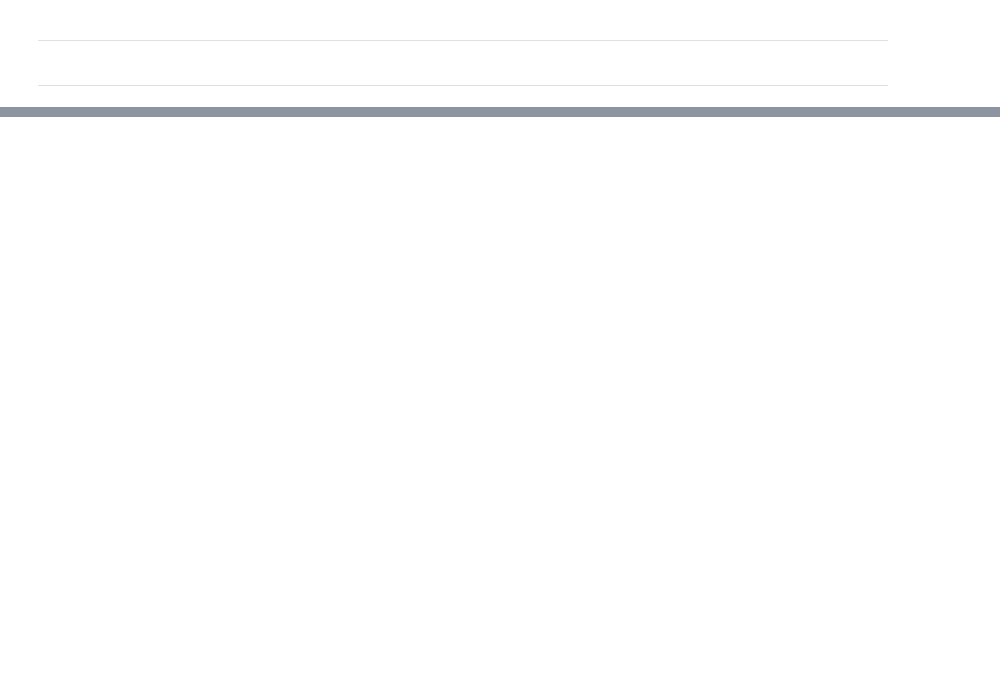
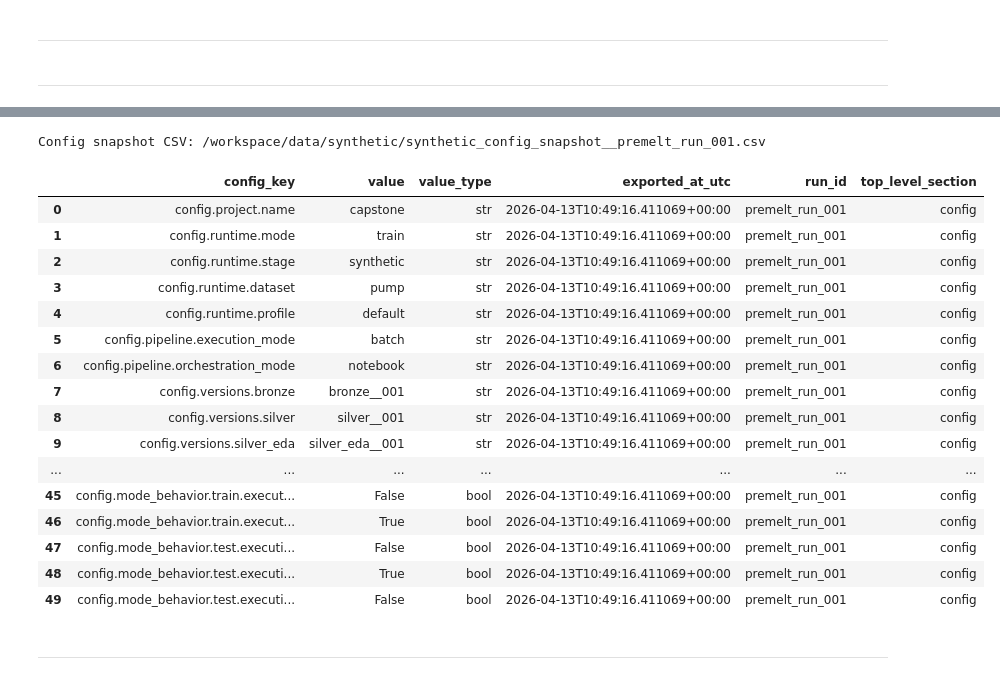
Before and after one commit to DCook-WGU/dcook-wgu-capstone-unified-predictive-maintenance-pipeline, a Jupyter notebook: notebooks/synthetic/synthetic_01_generate_synethic_data.ipynb, the cells around one changed output, grey strips where cells are left out. Drawn from its saved outputs; the diff is of its cells as text; code cells hidden in the pictures; blank space fills up the shorter version.

```diff
--- a/notebooks/synthetic/synthetic_01_generate_synethic_data.ipynb
+++ b/notebooks/synthetic/synthetic_01_generate_synethic_data.ipynb
@@ -875,9 +896,10 @@ generator = SyntheticGenerator(
     correlation_hotspot_clusters=HOTSPOT_CLUSTERS_FOR_GENERATOR,
     correlation_cluster_derivation=CORRELATION_CLUSTER_DERIVATION,
     fault_excluded_sensors=FAULT_EXCLUDED_SENSORS,
+    correlation_tuning=CORRELATION_TUNING_CFG,
     random_seed=int(SYN_CFG["random_seed"]),
     missingness_spec=missingness_spec if "missingness_spec" in globals() else None,
-    state_calibration_targets=state_calibration_targets,
+    state_calibration_targets=state_calibration_targets if CALIBRATION_ENABLED else None,
     mean_within_k_std=CALIBRATION_MEAN_WITHIN_K_STD,
     std_ratio_bounds=CALIBRATION_STD_RATIO_BOUNDS,
 )
@@ -891,6 +913,7 @@ print("Resolved hotspot clusters:", generator.correlation_hotspot_clusters)
 print("Resolved hotspot cluster count:", len(generator.correlation_hotspot_clusters))
 print("Fault-eligible sensors:", len([s for s in generator.sensors if s not in generator.fault_excluded_sensors]))
 print("Excluded sensors:", sorted(generator.fault_excluded_sensors))
+print("Correlation tuning:", generator.correlation_tuning)
 
 logger.info("Generator Run")
 logger.info("Generator Sensors Count: %s", len(generator.sensors))
@@ -900,4 +923,5 @@ logger.info("Calibration mean_within_k_std: %s", CALIBRATION_MEAN_WITHIN_K_STD)
 logger.info("Calibration std_ratio_bounds: %s", CALIBRATION_STD_RATIO_BOUNDS)
 logger.info("Resolved hotspot clusters: %s", generator.correlation_hotspot_clusters)
 logger.info("Fault excluded sensors: %s", sorted(generator.fault_excluded_sensors))
+logger.info("Correlation tuning: %s", generator.correlation_tuning)
 # %% [output]
@@ -2604,0 +2786,37 @@ engine.dispose()
+# %%
+import utils.file_io
+import utils.paths
+
+paths = get_paths()
+
+EXPORT_SETTINGS_DIR = paths.data_synthetic
+# %%
+CONFIG_SNAPSHOT_EXTRA = {
+    "mode": MODE,
+    "target_rows": TARGET_ROWS,
+    "max_episodes": MAX_EPISODES,
+    "rows_per_failure": ROWS_PER_FAILURE,
+    "episode_max_rows": EPISODE_MAX_ROWS,
+    "observable_zscore_threshold": OBSERVABLE_ZSCORE_THRESHOLD,
+    "observable_min_consecutive": OBSERVABLE_MIN_CONSECUTIVE,
+    "silver_eda_truth_hash": SILVER_EDA_TRUTH_HASH,
+    "parent_truth_hash": PARENT_TRUTH_HASH,
+    "pipeline_mode": PIPELINE_MODE,
+    "hotspot_cluster_count": len(HOTSPOT_CLUSTERS_FOR_GENERATOR) if "HOTSPOT_CLUSTERS_FOR_GENERATOR" in globals() else None,
+    "fault_excluded_sensors": FAULT_EXCLUDED_SENSORS if "FAULT_EXCLUDED_SENSORS" in globals() else None,
+}
+
+config_snapshot_df, config_snapshot_path = export_config_snapshot_csv(
+    config=CONFIG,  # or SYN_CFG if you only want the synthetic section
+    output_dir=EXPORT_SETTINGS_DIR if "EXPORT_SETTINGS_DIR" in globals() else ".",
+    filename_prefix="synthetic_config_snapshot",
+    run_id=RUN_ID if "RUN_ID" in globals() else None,
+    extra_settings=CONFIG_SNAPSHOT_EXTRA,
+)
+
+logger.info("Config snapshot CSV exported: %s", config_snapshot_path)
+logger.info("Config snapshot rows: %s", len(config_snapshot_df))
+
+print("Config snapshot CSV:", config_snapshot_path)
+display(config_snapshot_df.head(50))
+# %% [output]
@@ -2604,0 +2825,20 @@ engine.dispose()
+Config snapshot CSV: /workspace/data/synthetic/synthetic_config_snapshot__premelt_run_001.csv
+|  | config_key | value | value_type | exported_at_utc | run_id | top_level_section |
+| 0 | config.project.name | capstone | str | 2026-04-13T10:49:16.411069+00:00 | premelt_run_001 | config |
+| 1 | config.runtime.mode | train | str | 2026-04-13T10:49:16.411069+00:00 | premelt_run_001 | config |
+| 2 | config.runtime.stage | synthetic | str | 2026-04-13T10:49:16.411069+00:00 | premelt_run_001 | config |
+| 3 | config.runtime.dataset | pump | str | 2026-04-13T10:49:16.411069+00:00 | premelt_run_001 | config |
+| 4 | config.runtime.profile | default | str | 2026-04-13T10:49:16.411069+00:00 | premelt_run_001 | config |
+| 5 | config.pipeline.execution_mode | batch | str | 2026-04-13T10:49:16.411069+00:00 | premelt_run_001 | config |
+| 6 | config.pipeline.orchestration_mode | notebook | str | 2026-04-13T10:49:16.411069+00:00 | premelt_run_001 | config |
+| 7 | config.versions.bronze | bronze__001 | str | 2026-04-13T10:49:16.411069+00:00 | premelt_run_001 | config |
+| 8 | config.versions.silver | silver__001 | str | 2026-04-13T10:49:16.411069+00:00 | premelt_run_001 | config |
+| 9 | config.versions.silver_eda | silver_eda__001 | str | 2026-04-13T10:49:16.411069+00:00 | premelt_run_001 | config |
+| ... | ... | ... | ... | ... | ... | ... |
+| 45 | config.mode_behavior.train.execut... | False | bool | 2026-04-13T10:49:16.411069+00:00 | premelt_run_001 | config |
+| 46 | config.mode_behavior.train.execut... | True | bool | 2026-04-13T10:49:16.411069+00:00 | premelt_run_001 | config |
+| 47 | config.mode_behavior.test.executi... | False | bool | 2026-04-13T10:49:16.411069+00:00 | premelt_run_001 | config |
+| 48 | config.mode_behavior.test.executi... | True | bool | 2026-04-13T10:49:16.411069+00:00 | premelt_run_001 | config |
+| 49 | config.mode_behavior.test.executi... | False | bool | 2026-04-13T10:49:16.411069+00:00 | premelt_run_001 | config |
+# %% [markdown]
+---
```
Also changed, not shown: parts of 31 cells of this notebook, 37 other files.
